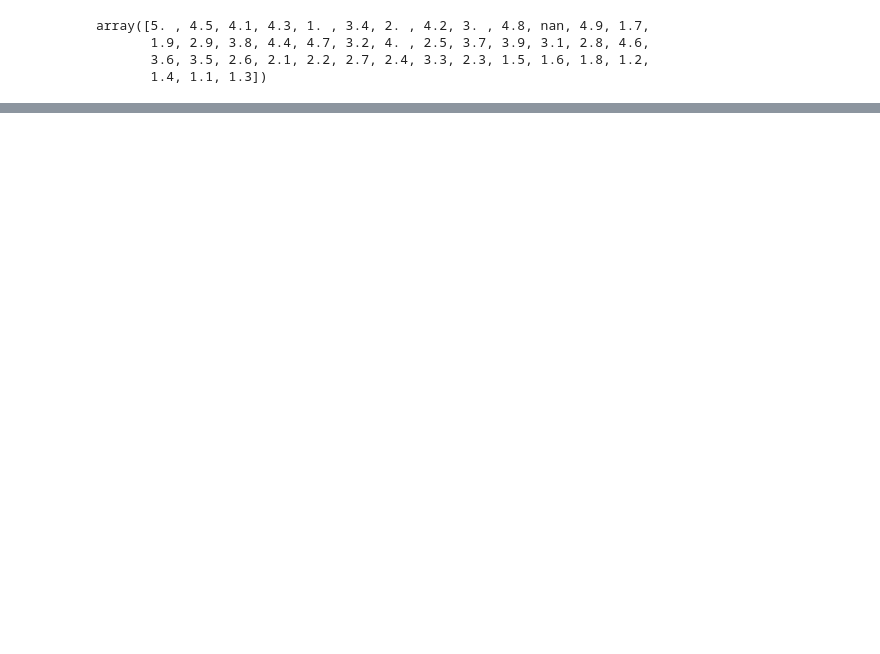
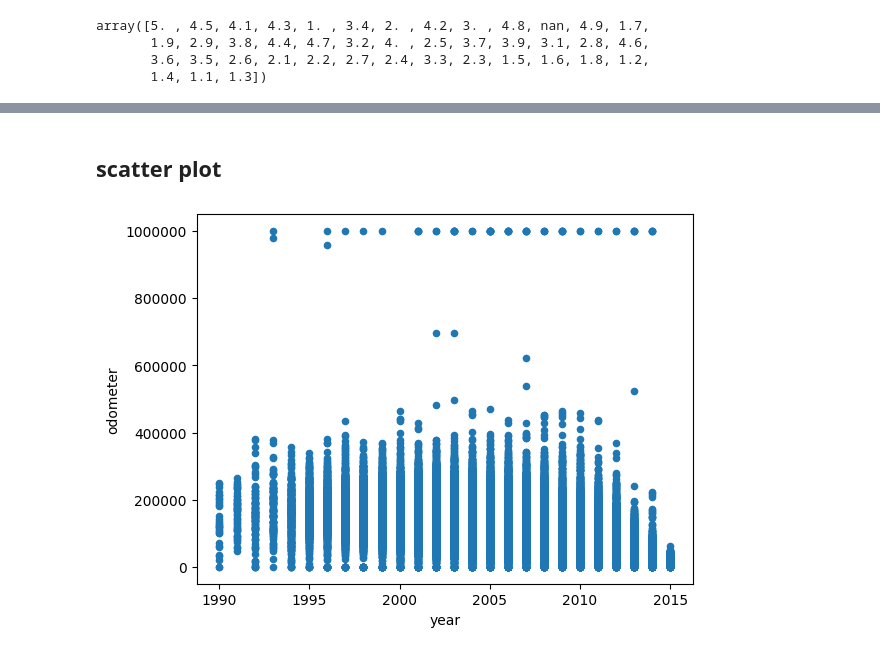
Before and after one commit to LiJnD/car_auctions_analysis, a Jupyter notebook: jupyter_notebooks/carsprice.ipynb, the cells around one changed output, grey strips where cells are left out. Cells and saved outputs as stored; diff of their text form; code cells hidden in the pictures; blank space fills up the shorter version.

```diff
--- a/jupyter_notebooks/carsprice.ipynb
+++ b/jupyter_notebooks/carsprice.ipynb
@@ -137,0 +155,7 @@ array([5. , 4.5, 4.1, 4.3, 1. , 3.4, 2. , 4.2, 3. , 4.8, nan, 4.9, 1.7,
+# %% [markdown]
+## scatter plot
+# %%
+df_cleaned.plot(x='year', y = 'odometer', kind = 'scatter')
+plt.ticklabel_format(style='plain', axis='y')
+# %% [output]
+[figure, added]
```
Also changed, not shown: parts of 10 cells of this notebook.
